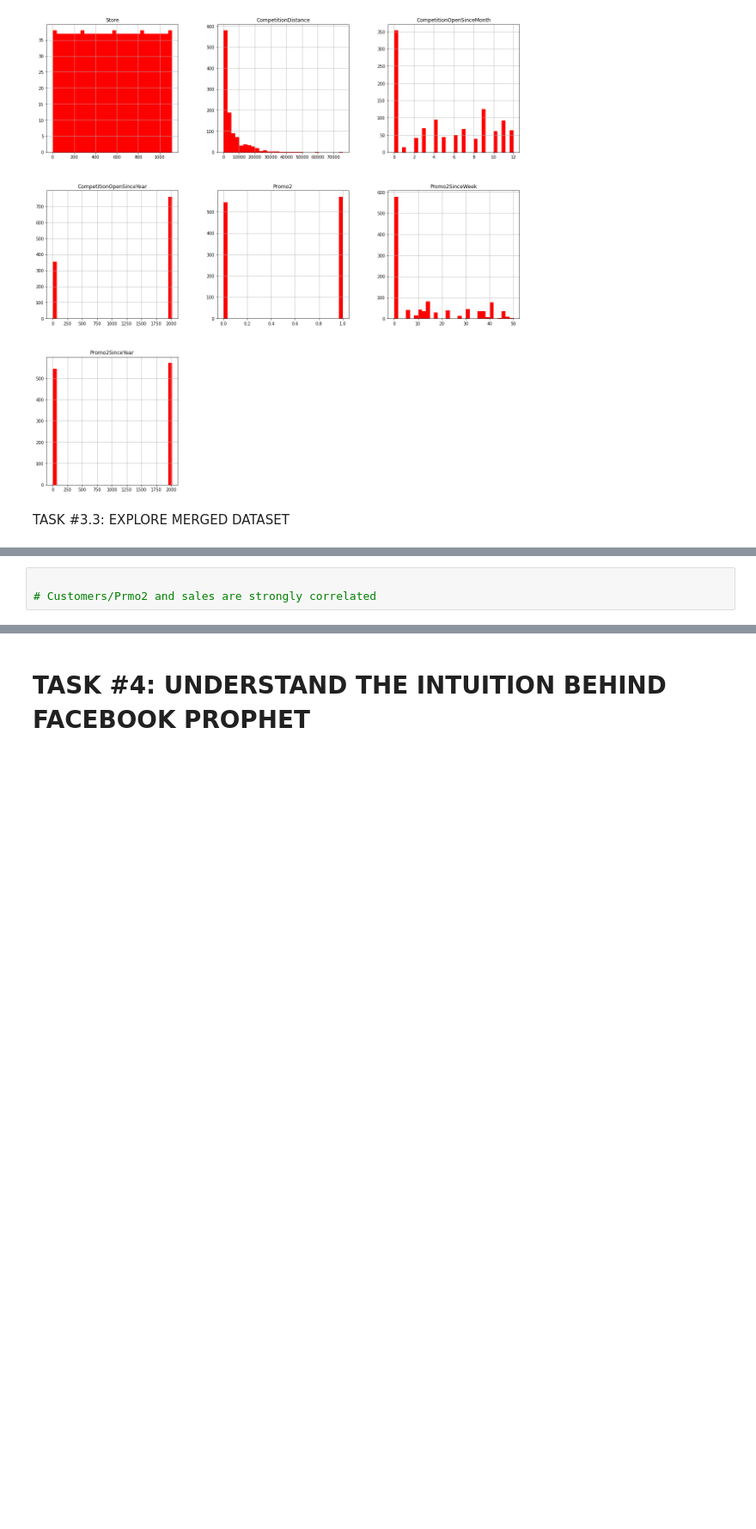
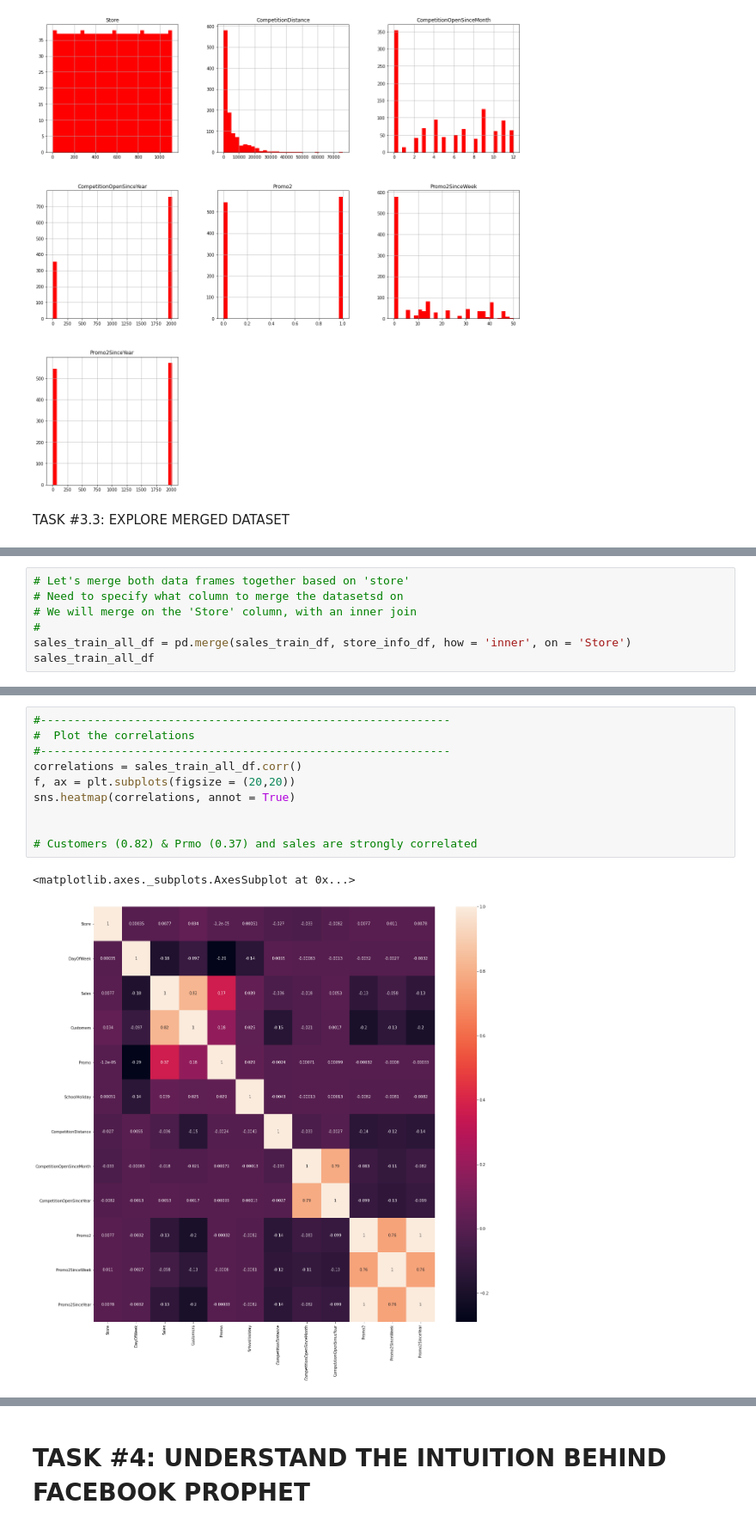
Before and after one commit to wellmej/DataScienceUseCases, a Jupyter notebook: Case3_My_Sales_Department.ipynb, the cells around one changed output, grey strips where cells are left out. Shown: that part at 86% size. Saved outputs shown, nothing was run; the diff lists cells and outputs as text; blank space fills up the shorter version.

```diff
--- a/Case3_My_Sales_Department.ipynb
+++ b/Case3_My_Sales_Department.ipynb
@@ -463,0 +462,7 @@ TASK #3.3: EXPLORE MERGED DATASET
+# %%
+# Let's merge both data frames together based on 'store'
+# Need to specify what column to merge the datasetsd on
+# We will merge on the 'Store' column, with an inner join
+#
+sales_train_all_df = pd.merge(sales_train_df, store_info_df, how = 'inner', on = 'Store')
+sales_train_all_df
@@ -468,5 +505,15 @@ TASK #3.3: EXPLORE MERGED DATASET
-# %%
-
-# Customers/Prmo2 and sales are strongly correlated
+# %%
+#-------------------------------------------------------------
+#  Plot the correlations
+#-------------------------------------------------------------
+correlations = sales_train_all_df.corr()
+f, ax = plt.subplots(figsize = (20,20))
+sns.heatmap(correlations, annot = True)
+
+
+# Customers (0.82) & Prmo (0.37) and sales are strongly correlated
+# %% [output]
+<matplotlib.axes._subplots.AxesSubplot at 0x...>
+[figure, added]
 # %%
 # Let's separate the year and put it into a separate column
```
Also changed, not shown: parts of 23 cells of this notebook.
